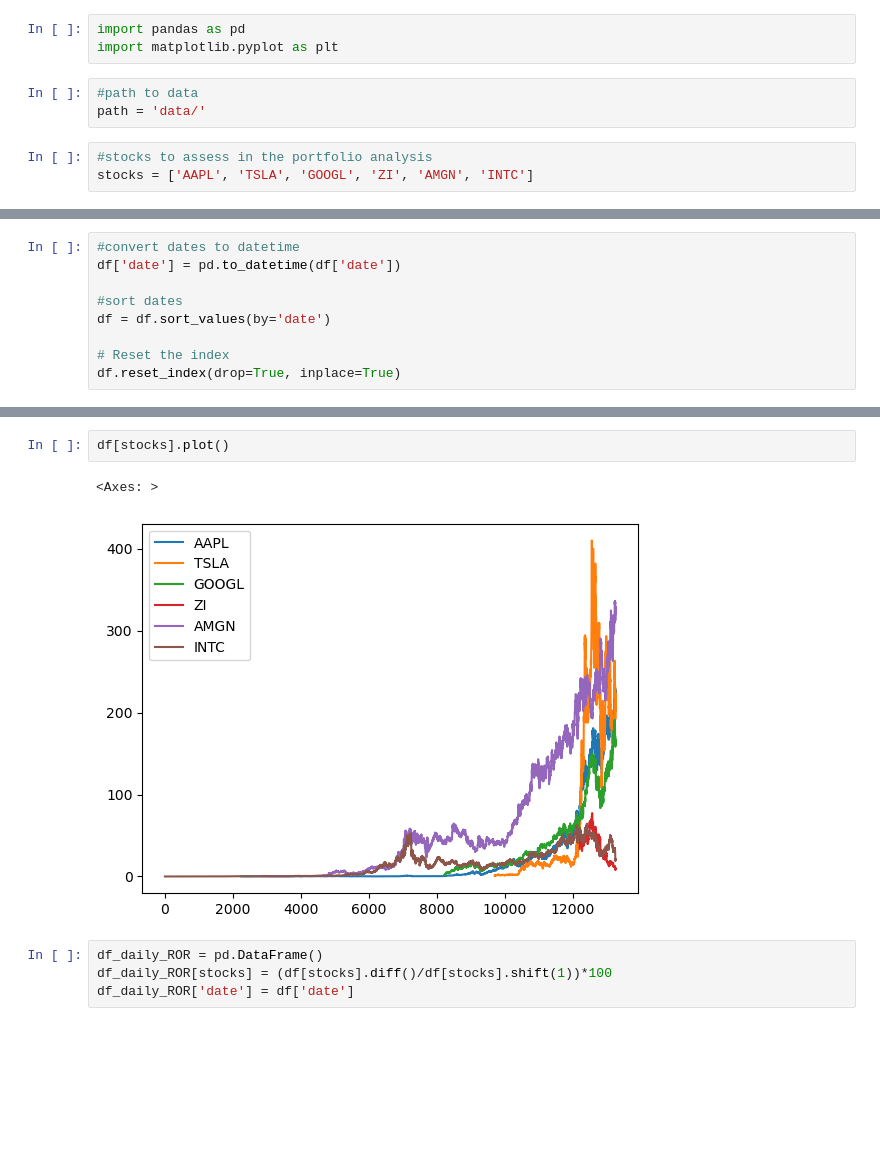
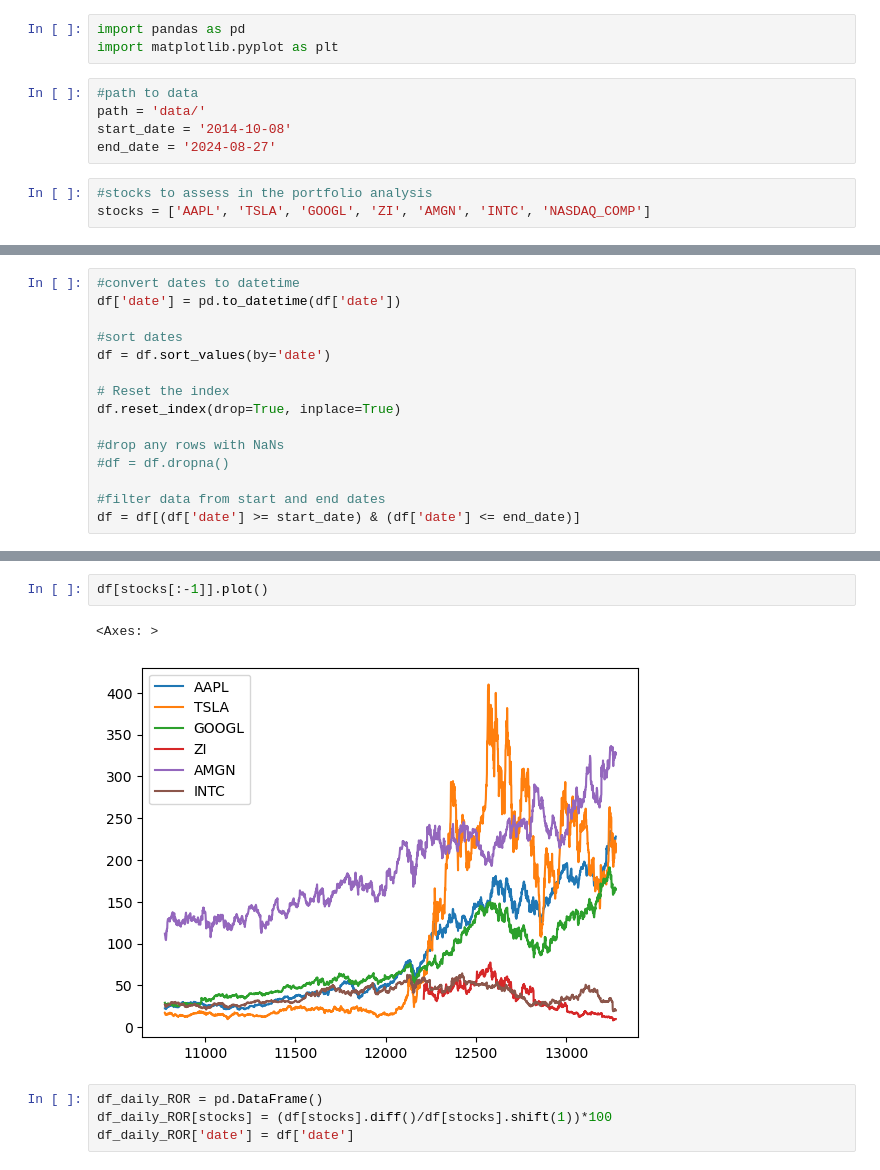
Before and after one commit to aleemkirk/Portfolio-Risk-Analysis, a Jupyter notebook: code.ipynb, the cells around one changed output, grey strips where cells are left out. Cells and saved outputs as stored; diff of their text form; blank space fills up the shorter version.

Commit message:
filter start and end dates

```diff
--- a/code.ipynb
+++ b/code.ipynb
@@ -4,9 +4,11 @@ import matplotlib.pyplot as plt
 # %%
 #path to data
 path = 'data/'
+start_date = '2014-10-08'
+end_date = '2024-08-27'
 # %%
 #stocks to assess in the portfolio analysis
-stocks = ['AAPL', 'TSLA', 'GOOGL', 'ZI', 'AMGN', 'INTC']
+stocks = ['AAPL', 'TSLA', 'GOOGL', 'ZI', 'AMGN', 'INTC', 'NASDAQ_COMP']
 # %%
 df = pd.DataFrame(columns=['date'])
 
@@ -33,6 +36,12 @@ df = df.sort_values(by='date')
 
 # Reset the index
 df.reset_index(drop=True, inplace=True)
+
+#drop any rows with NaNs
+#df = df.dropna()
+
+#filter data from start and end dates
+df = df[(df['date'] >= start_date) & (df['date'] <= end_date)]
 # %%
 df
 # %% [output]
@@ -52,8 +61,8 @@ df
 # %%
-df[stocks].plot()
+df[stocks[:-1]].plot()
 # %% [output]
 <Axes: >
-[figure, old version]
+[figure, new version]
 # %%
 df_daily_ROR = pd.DataFrame()
 df_daily_ROR[stocks] = (df[stocks].diff()/df[stocks].shift(1))*100
```
Also changed, not shown: parts of 5 cells of this notebook.
